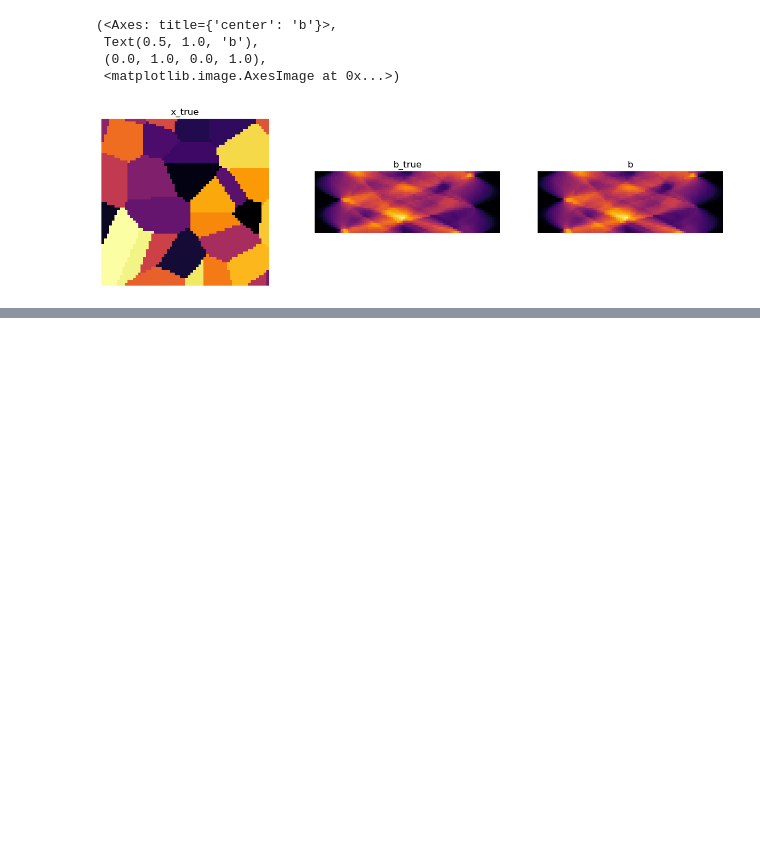
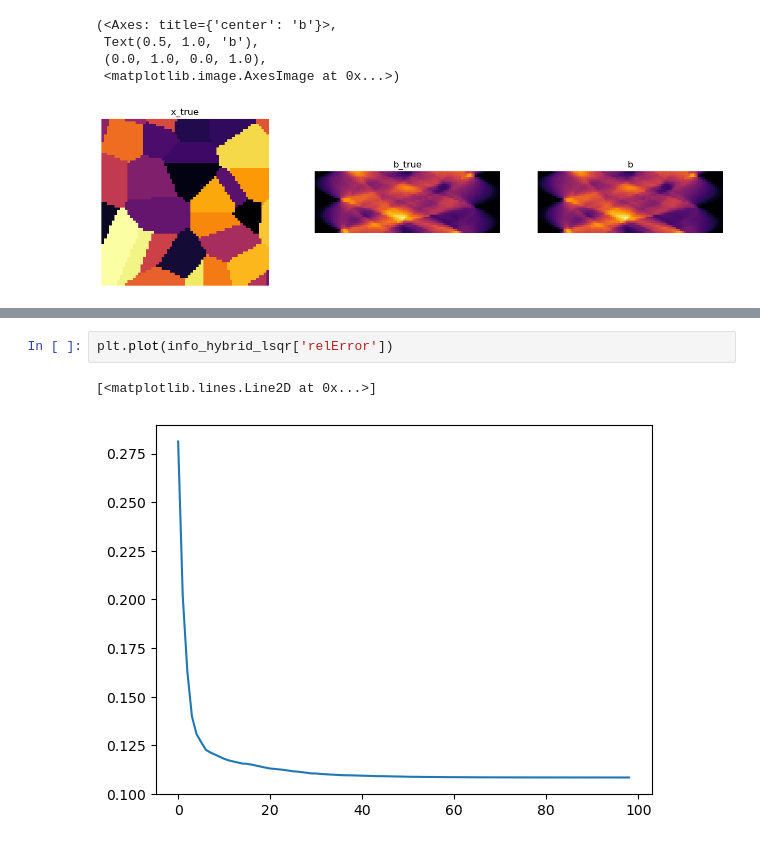
Before and after one commit to mpasha3/trips-py, a Jupyter notebook: demos/demo_l_curve.ipynb, the cells around one changed output, grey strips where cells are left out. Cells and saved outputs as stored; diff of their text form; blank space fills up the shorter version.

```diff
--- a/demos/demo_l_curve.ipynb
+++ b/demos/demo_l_curve.ipynb
@@ -171,0 +185,5 @@ plt.subplot(1,3,3), plt.title('b'), plt.axis('off'), plt.imshow(d.reshape((p,q))
+# %%
+plt.plot(info_hybrid_lsqr['relError'])
+# %% [output]
+[<matplotlib.lines.Line2D at 0x...>]
+[figure, added]
```
Also changed, not shown: parts of 5 cells of this notebook.
